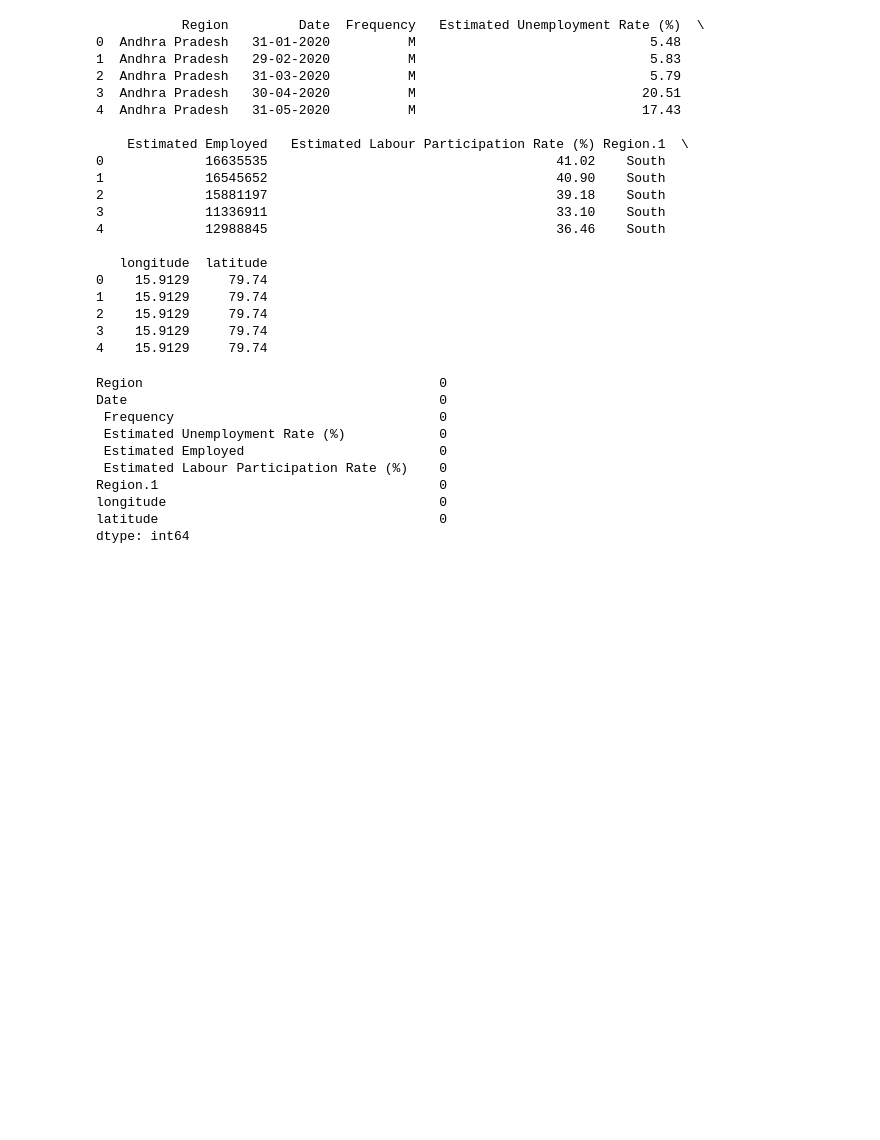
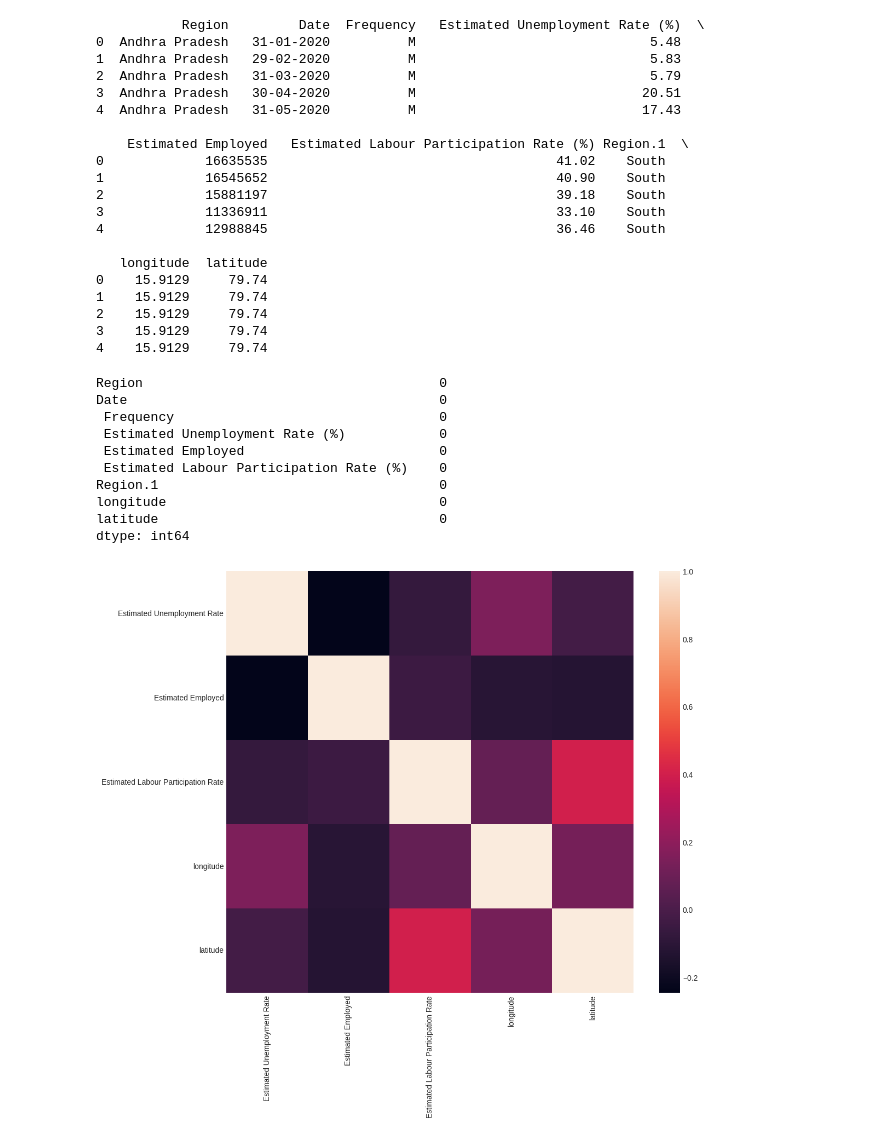
Before and after one commit to Nirpanthan/datascience, a Jupyter notebook: Unemployment_Analysis.ipynb, the cells around one changed output. Drawn from its saved outputs; the diff is of its cells as text; code cells hidden in the pictures; blank space fills up the shorter version.

```diff
--- a/Unemployment_Analysis.ipynb
+++ b/Unemployment_Analysis.ipynb
@@ -49,3 +49,10 @@ data.columns= ["States","Date","Frequency",
                "Estimated Employed",
                "Estimated Labour Participation Rate",
                "Region","longitude","latitude"]
+# %%
+plt.style.use('seaborn-whitegrid')
+plt.figure(figsize=(12, 10))
+sns.heatmap(data.corr())
+plt.show()
+# %% [output]
+[figure, added]
```
Also changed, not shown: parts of 3 cells of this notebook.
